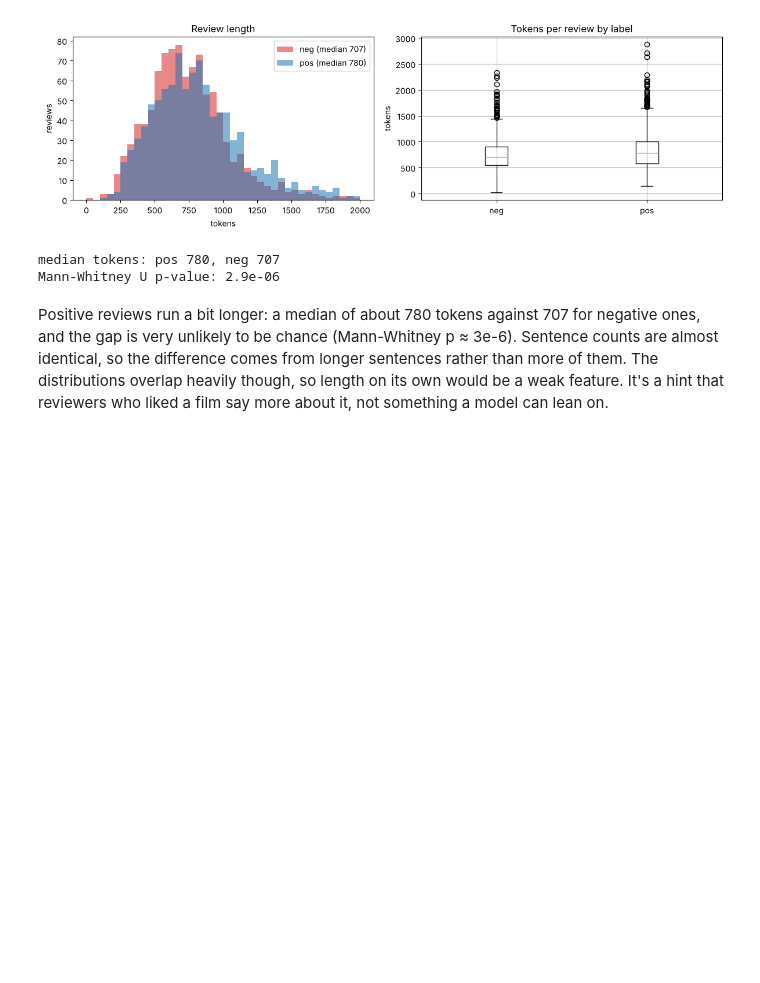
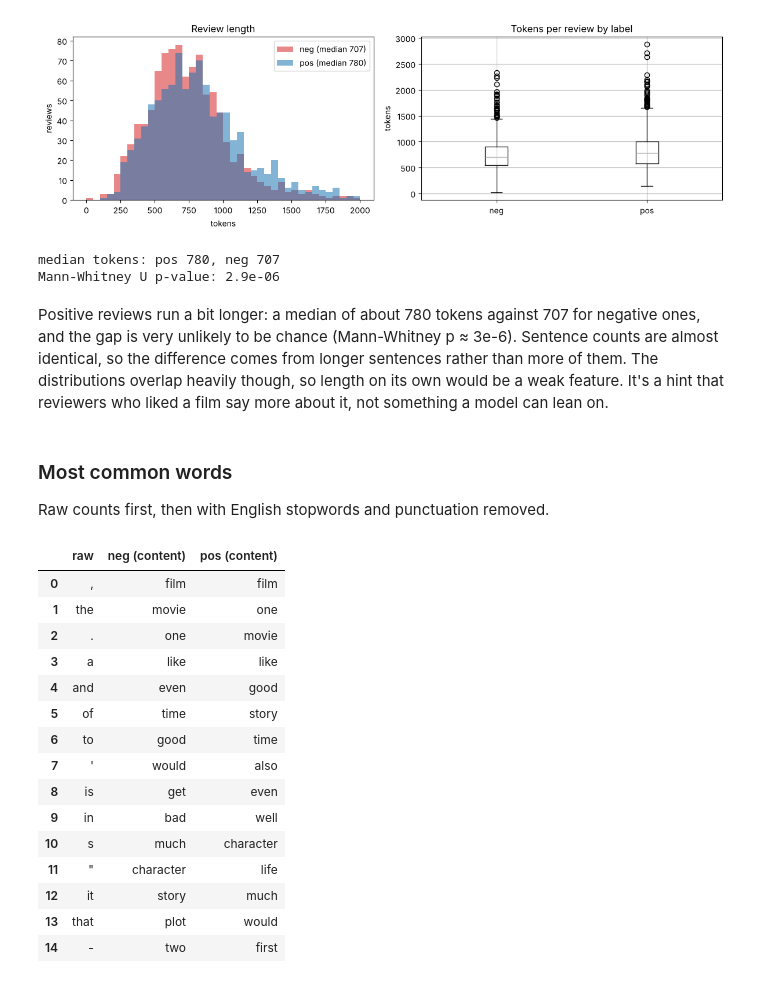
Before and after one commit to adityarajsingh1/sentiment-analysis, a Jupyter notebook: sentiment_analysis.ipynb, the cells around one changed output. Cells and saved outputs as stored; diff of their text form; code cells hidden in the pictures; blank space fills up the shorter version.

```diff
--- a/sentiment_analysis.ipynb
+++ b/sentiment_analysis.ipynb
@@ -167,3 +167,49 @@ very unlikely to be chance (Mann-Whitney p ≈ 3e-6). Sentence counts are almost
 from longer sentences rather than more of them. The distributions overlap heavily though, so length on its own
 would be a weak feature. It's a hint that reviewers who liked a film say more about it, not something a model
 can lean on.
+# %% [markdown]
+### Most common words
+
+Raw counts first, then with English stopwords and punctuation removed.
+# %%
+from collections import Counter
+
+from nltk.corpus import stopwords
+
+from sentiment.data import ensure_corpus
+
+ensure_corpus("stopwords")
+stop = set(stopwords.words("english"))
+
+
+def content_words(tokens):
+    return [t for t in tokens if t.isalpha() and t not in stop]
+
+
+raw_counts = Counter(t for toks in df.tokens for t in toks)
+content_counts = {label: Counter() for label in ("neg", "pos")}
+for label, toks in zip(df.label, df.tokens, strict=True):
+    content_counts[label].update(content_words(toks))
+
+pd.DataFrame({
+    "raw": [w for w, _ in raw_counts.most_common(15)],
+    "neg (content)": [w for w, _ in content_counts["neg"].most_common(15)],
+    "pos (content)": [w for w, _ in content_counts["pos"].most_common(15)],
+})
+# %% [output]
+|  | raw | neg (content) | pos (content) |
+| 0 | , | film | film |
+| 1 | the | movie | one |
+| 2 | . | one | movie |
+| 3 | a | like | like |
+| 4 | and | even | good |
+| 5 | of | time | story |
+| 6 | to | good | time |
+| 7 | ' | would | also |
+| 8 | is | get | even |
+| 9 | in | bad | well |
+| 10 | s | much | character |
+| 11 | " | character | life |
+| 12 | it | story | much |
+| 13 | that | plot | would |
+| 14 | - | two | first |
```
Also changed, not shown: parts of 4 cells of this notebook, 1 other file.
